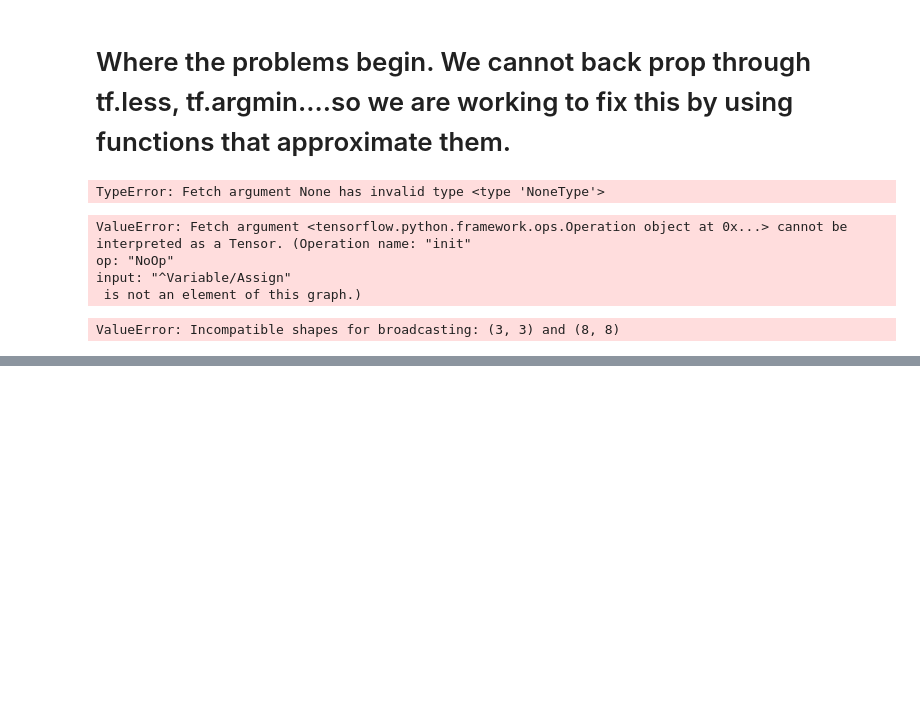
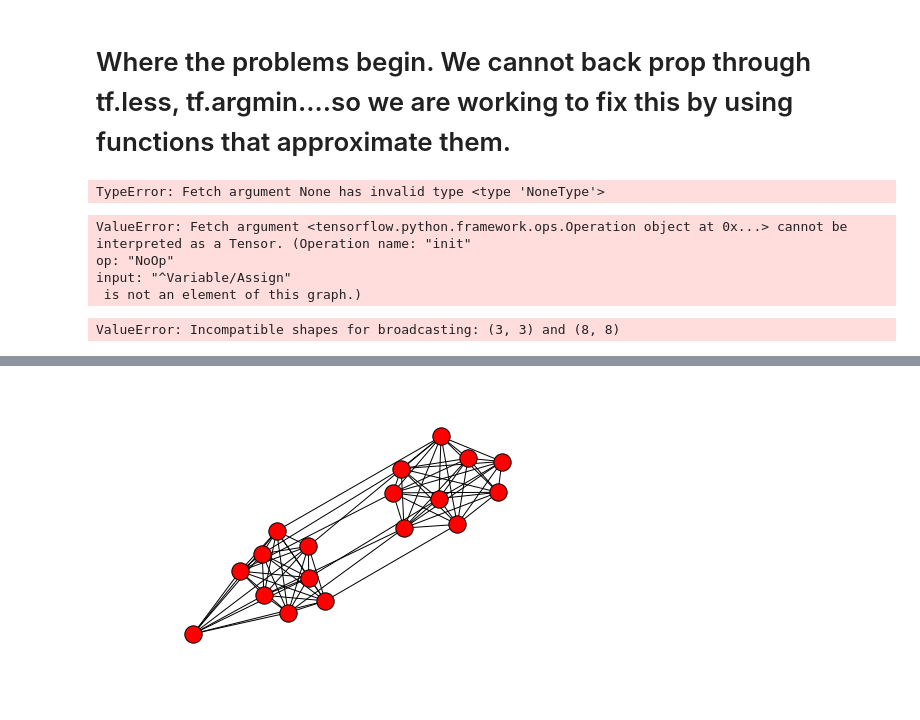
Before and after one commit to lishali/clusternet, a Jupyter notebook: Bethe_Hessian_parameter_learning.ipynb, the cells around one changed output, grey strips where cells are left out. Cells and saved outputs as stored; diff of their text form; code cells hidden in the pictures; blank space fills up the shorter version.

```diff
--- a/Bethe_Hessian_parameter_learning.ipynb
+++ b/Bethe_Hessian_parameter_learning.ipynb
@@ -398,0 +404,4 @@ ValueError: Incompatible shapes for broadcasting: (3, 3) and (8, 8)
+# %%
+nx.draw(A)
+# %% [output]
+[figure, added]
```
Also changed, not shown: parts of 3 cells of this notebook, 9 other files.
